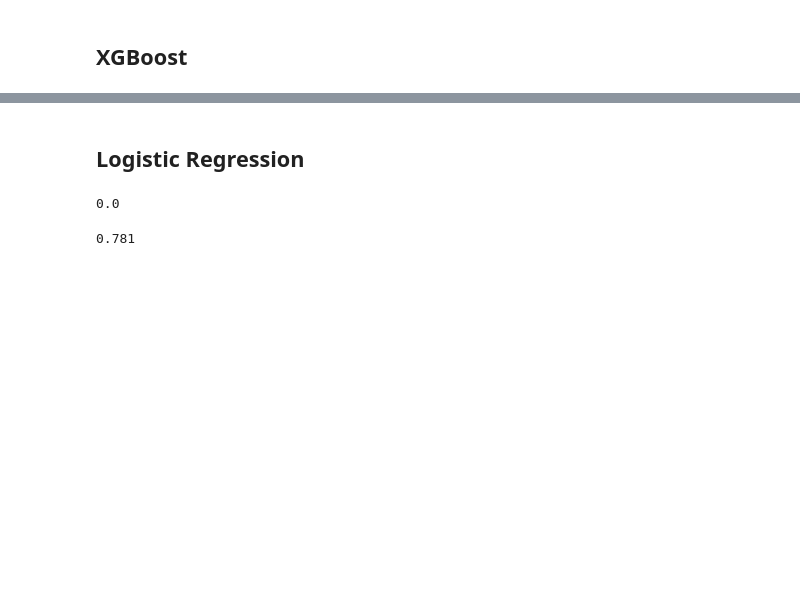
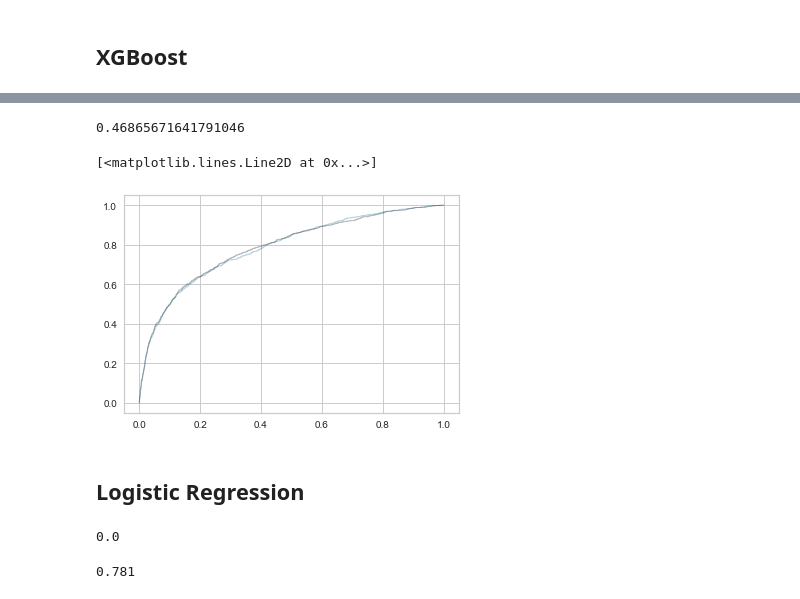
Before and after one commit to nt-ds/default-of-credit-card-clients, a Jupyter notebook: notebooks/2.0-models.ipynb, the cells around one changed output, grey strips where cells are left out. Saved outputs shown, nothing was run; the diff lists cells and outputs as text; code cells hidden in the pictures; blank space fills up the shorter version.

```diff
--- a/notebooks/2.0-models.ipynb
+++ b/notebooks/2.0-models.ipynb
@@ -163,0 +227,11 @@ recall_score(y_test, y_preds_xgb)
+# %%
+dtrain = xgb.DMatrix(X_train, label=np.array(y_train))
+dtest = xgb.DMatrix(X_test, label=np.array(y_test))
+# %%
+xgb_params = {
+    'objective': 'binary:logistic',
+    'eval_metric':['error', 'auc'],
+    'max_depth': 7
+}
+# %%
+ccd_xgb = xgb.train(xgb_params, dtrain=dtrain, evals=[(dtest, 'Test')], num_boost_round=11)
@@ -164,3 +250,16 @@ recall_score(y_test, y_preds_xgb)
+# %%
+xgb_preds = (ccd_xgb.predict(dtest) >=0.5).astype(int)
+f1_score(y_test, xgb_preds)
+# %% [output]
+0.46865671641791046
+# %%
+xgb_fpr, xgb_tpr, xgb_thresholds = roc_curve(y_test, ccd_xgb.predict(dtest))
+# %%
+plt.plot(xgb_fpr, xgb_tpr, lw=1, alpha=0.3)
+plt.plot(rf_fpr, rf_tpr, lw=1, alpha=0.3, color='k')
+# %% [output]
+[<matplotlib.lines.Line2D at 0x...>]
+[figure, added]
 # %% [markdown]
 ## Logistic Regression
 # %%
```
Also changed, not shown: parts of 23 cells of this notebook.
